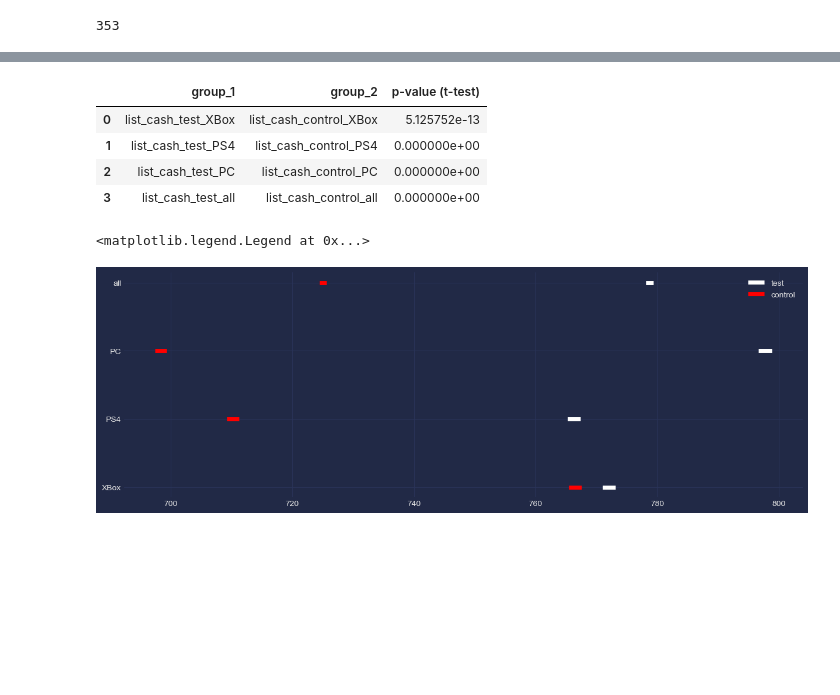
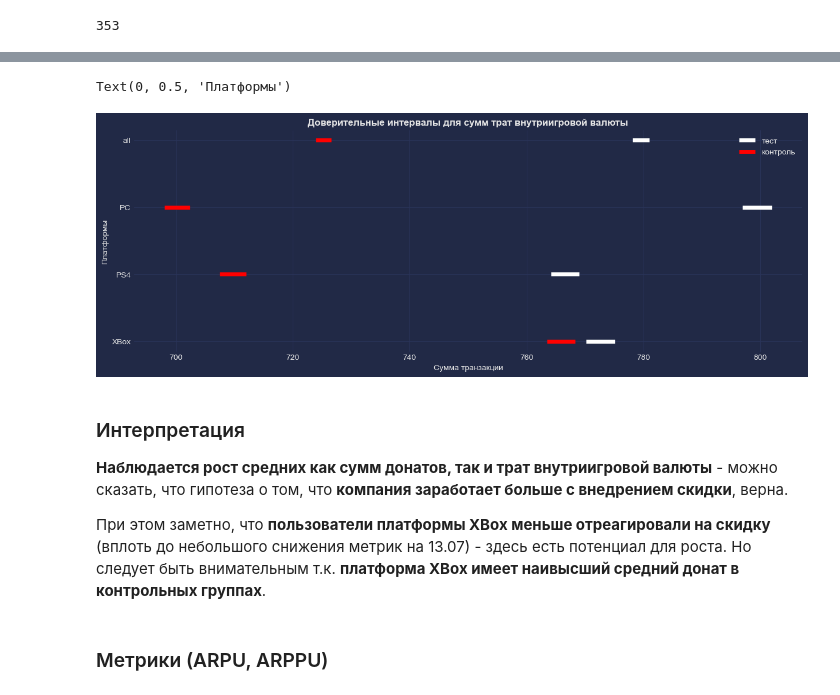
Before and after one commit to philippkuch/data_analyst_projects, a Jupyter notebook: ARPU_gamedev_AB-test.ipynb, the cells around one changed output, grey strips where cells are left out. Drawn from its saved outputs; the diff is of its cells as text; code cells hidden in the pictures; blank space fills up the shorter version.

Commit message:
ARPU_gamedev is polished

```diff
--- a/ARPU_gamedev_AB-test.ipynb
+++ b/ARPU_gamedev_AB-test.ipynb
@@ -48,0 +252,13 @@ cash_value_on = cash_value[cash_value['cash'] != 0]
+# %%
+# мерджим данные о платформах пользователей и групп тестирования, левое соединение т.к. отбираем только тех, кто участвует в эксперименте
+
+ab_platforms_dist = pd.merge(abgroup, platforms, left_on='user_id', right_on='user_id')
+
+plt.style.use("cyberpunk")
+
+# группируемся по группе тестирование и платформе, выводим распределение
+
+ab_platforms_dist = ab_platforms_dist.groupby(by=['group', 'platform']).user_id.count().reset_index()
+ax = sns.catplot(x='platform', y='user_id', hue='group',
+                 data=ab_platforms_dist, kind='bar', height=4, aspect=1.5)
+plt.show()
@@ -419,28 +802,33 @@ list_cash_control_all
-# %%
-t_results_cash
-# %% [output]
-|  | group_1 | group_2 | p-value (t-test) |
-| 0 | list_cash_test_XBox | list_cash_control_XBox | 5.125752e-13 |
-| 1 | list_cash_test_PS4 | list_cash_control_PS4 | 0.000000e+00 |
-| 2 | list_cash_test_PC | list_cash_control_PC | 0.000000e+00 |
-| 3 | list_cash_test_all | list_cash_control_all | 0.000000e+00 |
 # %%
+# визуализация доверительных интервалов для трат внутриигровой валюты
+
 if len(platforms_list_cash) == 3:
     platforms_list_cash += ['all']
 
 fig = plt.figure(figsize = (15, 5))
 
 plt.hlines(platforms_list_cash,
            interval_results_cash['low_test'],
            interval_results_cash['high_test'],
-           color = 'white', linewidth = 5, label='test')
+           color = 'white', linewidth = 5, label='тест')
 plt.hlines(platforms_list_cash,
            interval_results_cash['low_control'],
            interval_results_cash['high_control'],
-           color = 'red', linewidth = 5, label='control')
+           color = 'red', linewidth = 5, label='контроль')
 
 plt.legend()
+plt.title(label='Доверительные интервалы для сумм трат внутриигровой валюты', fontweight='bold')
+plt.xlabel("Сумма транзакции")
+plt.ylabel("Платформы")
 # %% [output]
-<matplotlib.legend.Legend at 0x...>
+Text(0, 0.5, 'Платформы')
-[figure, old version]
+[figure, new version]
+# %% [markdown]
+<h3 data-original-attrs="{&quot;style&quot;:&quot;&quot;}"><span data-keep-original-tag="false" data-original-attrs="{&quot;style&quot;:&quot;&quot;}">Интерпретация</span></h3>
+<p></p>
+<div><strong>Наблюдается рост средних как сумм донатов, так и трат внутриигровой валюты</strong> - можно сказать, что гипотеза о том, что <strong>компания заработает больше с внедрением скидки</strong>, верна.</div>
+<p></p>
+<div>При этом заметно, что <strong>пользователи платформы XBox меньше отреагировали на скидку</strong> (вплоть до небольшого снижения метрик на 13.07) - здесь есть потенциал для роста. Но следует быть внимательным т.к. <strong>платформа XBox имеет наивысший средний донат в контрольных группах</strong>.</div>
+# %% [markdown]
+<h3 data-original-attrs="{&quot;style&quot;:&quot;&quot;}"><span data-keep-original-tag="false" data-original-attrs="{&quot;style&quot;:&quot;&quot;}">Метрики (ARPU, ARPPU)</span></h3>
 # %%
```
Also changed, not shown: parts of 44 cells of this notebook.
